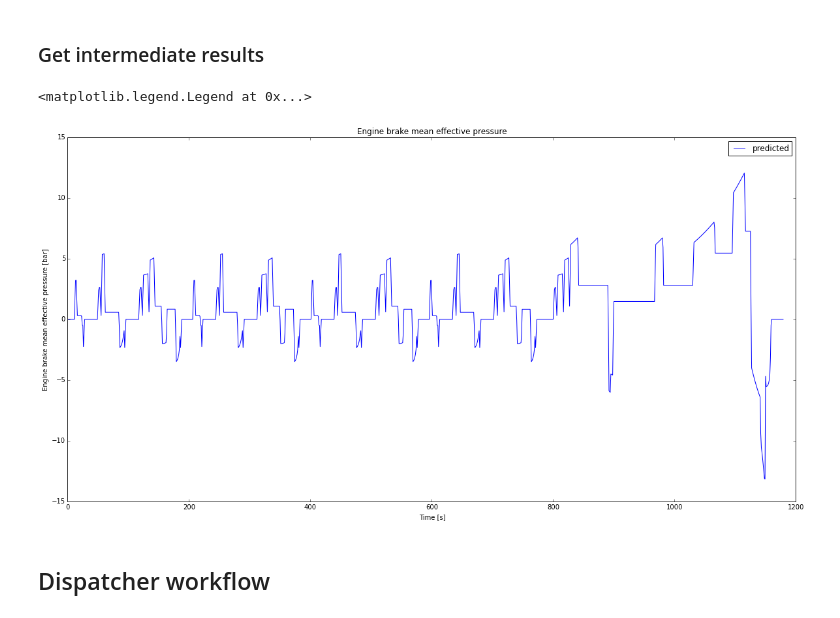
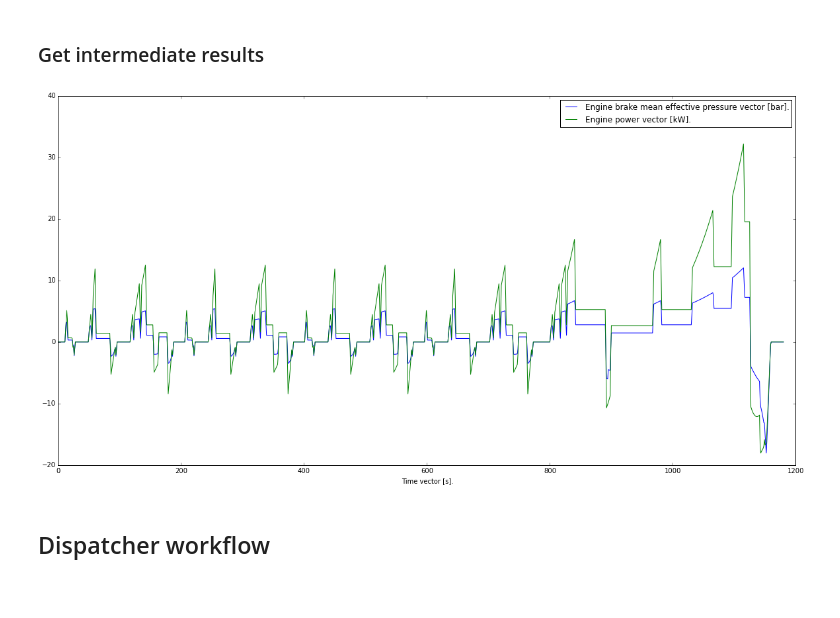
Before and after one commit to vinci1it2000/schedula, a Jupyter notebook: co2mpas/ipynbs/simVehicle.ipynb, the cells around one changed output. Saved outputs shown, nothing was run; the diff lists cells and outputs as text; code cells hidden in the pictures.

```diff
--- a/co2mpas/ipynbs/simVehicle.ipynb
+++ b/co2mpas/ipynbs/simVehicle.ipynb
@@ -260,18 +256,13 @@ plot_time_series('engine_coolant_temperatures', 'Engine coolant temperature', 'E
 # %% [markdown]
 ### Get intermediate results
-# %%
-n_temp = dsp.get_node('predict_nedc', 'engine_model', 'CO2_emission_model', 'brake_mean_effective_pressures')
-times = dsp.get_node('predict_nedc', 'times')
-
-plt.figure(figsize=(20,10))
-plt.title('Engine brake mean effective pressure')
-plt.ylabel('Engine brake mean effective pressure [bar]')
-plt.xlabel('Time [s]')
-plt.plot(times, n_temp, label='predicted')
-plt.legend()
-# %% [output]
-<matplotlib.legend.Legend at 0x...>
-[figure, removed]
+# %%
+n_temp = ('predict_nedc', 'engine_model', 'CO2_emission_model', 'brake_mean_effective_pressures')
+e_power = ('predict_nedc', 'engine_model', 'CO2_emission_model', 'engine_powers_out')
+x = ('predict_nedc', 'times')
+plt.figure(figsize=(20,10))
+plot_time_series(dsp, x, n_temp, e_power, y_label='')
+# %% [output]
+[figure, added]
 # %% [markdown]
 ## Dispatcher workflow
 # %% [markdown]
```
Also changed, not shown: parts of 12 cells of this notebook.
